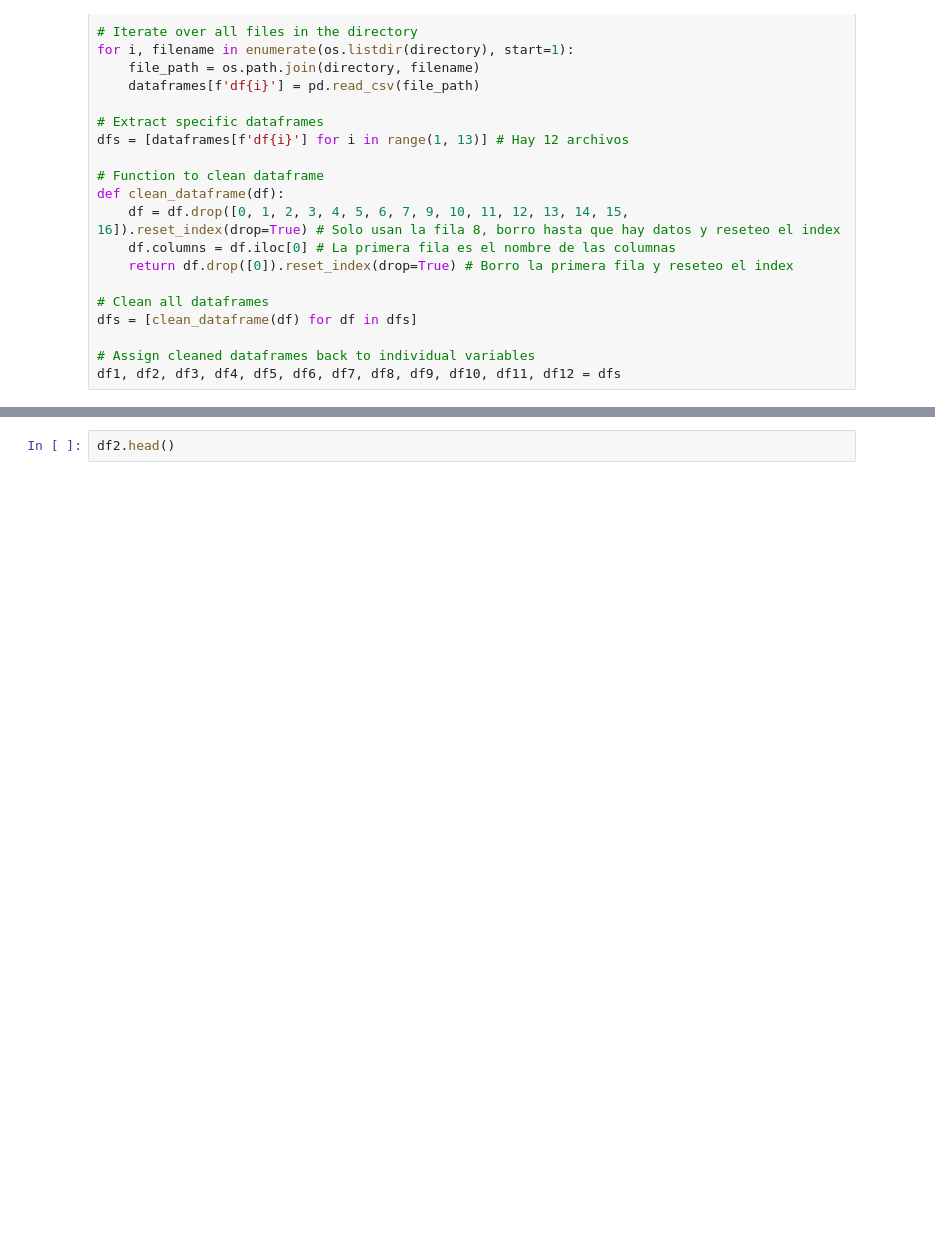
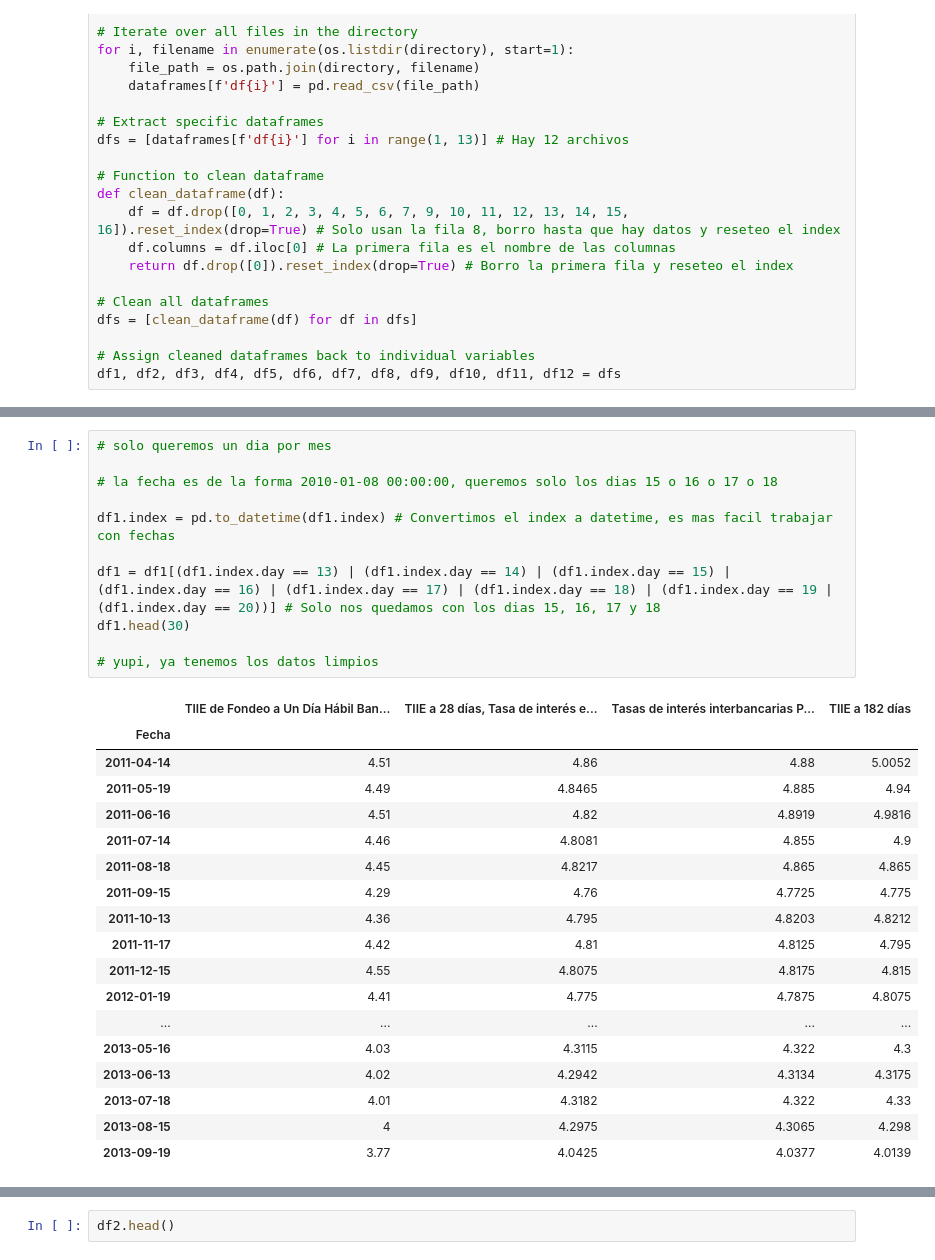
Before and after one commit to heritaco/Data-Mining, a Jupyter notebook: 03-Tasas-de-Interes-al-Consumo/02-explore-data.ipynb, the cells around one changed output, grey strips where cells are left out. Saved outputs shown, nothing was run; the diff lists cells and outputs as text; blank space fills up the shorter version.

```diff
--- a/03-Tasas-de-Interes-al-Consumo/02-explore-data.ipynb
+++ b/03-Tasas-de-Interes-al-Consumo/02-explore-data.ipynb
@@ -39,0 +125,30 @@ df1.head()
+# %%
+# solo queremos un dia por mes
+
+# la fecha es de la forma 2010-01-08 00:00:00, queremos solo los dias 15 o 16 o 17 o 18
+
+df1.index = pd.to_datetime(df1.index) # Convertimos el index a datetime, es mas facil trabajar con fechas
+
+df1 = df1[(df1.index.day == 13) | (df1.index.day == 14) | (df1.index.day == 15) | (df1.index.day == 16) | (df1.index.day == 17) | (df1.index.day == 18) | (df1.index.day == 19 | (df1.index.day == 20))] # Solo nos quedamos con los dias 15, 16, 17 y 18
+df1.head(30)
+
+# yupi, ya tenemos los datos limpios
+# %% [output]
+|  | TIIE de Fondeo a Un Día Hábil Ban... | TIIE a 28 días, Tasa de interés e... | Tasas de interés interbancarias P... | TIIE a 182 días |
+| Fecha |  |  |  |  |
+| 2011-04-14 | 4.51 | 4.86 | 4.88 | 5.0052 |
+| 2011-05-19 | 4.49 | 4.8465 | 4.885 | 4.94 |
+| 2011-06-16 | 4.51 | 4.82 | 4.8919 | 4.9816 |
+| 2011-07-14 | 4.46 | 4.8081 | 4.855 | 4.9 |
+| 2011-08-18 | 4.45 | 4.8217 | 4.865 | 4.865 |
+| 2011-09-15 | 4.29 | 4.76 | 4.7725 | 4.775 |
+| 2011-10-13 | 4.36 | 4.795 | 4.8203 | 4.8212 |
+| 2011-11-17 | 4.42 | 4.81 | 4.8125 | 4.795 |
+| 2011-12-15 | 4.55 | 4.8075 | 4.8175 | 4.815 |
+| 2012-01-19 | 4.41 | 4.775 | 4.7875 | 4.8075 |
+| ... | ... | ... | ... | ... |
+| 2013-05-16 | 4.03 | 4.3115 | 4.322 | 4.3 |
+| 2013-06-13 | 4.02 | 4.2942 | 4.3134 | 4.3175 |
+| 2013-07-18 | 4.01 | 4.3182 | 4.322 | 4.33 |
+| 2013-08-15 | 4 | 4.2975 | 4.3065 | 4.298 |
+| 2013-09-19 | 3.77 | 4.0425 | 4.0377 | 4.0139 |
```
Also changed, not shown: parts of 10 cells of this notebook, 1 other file.
